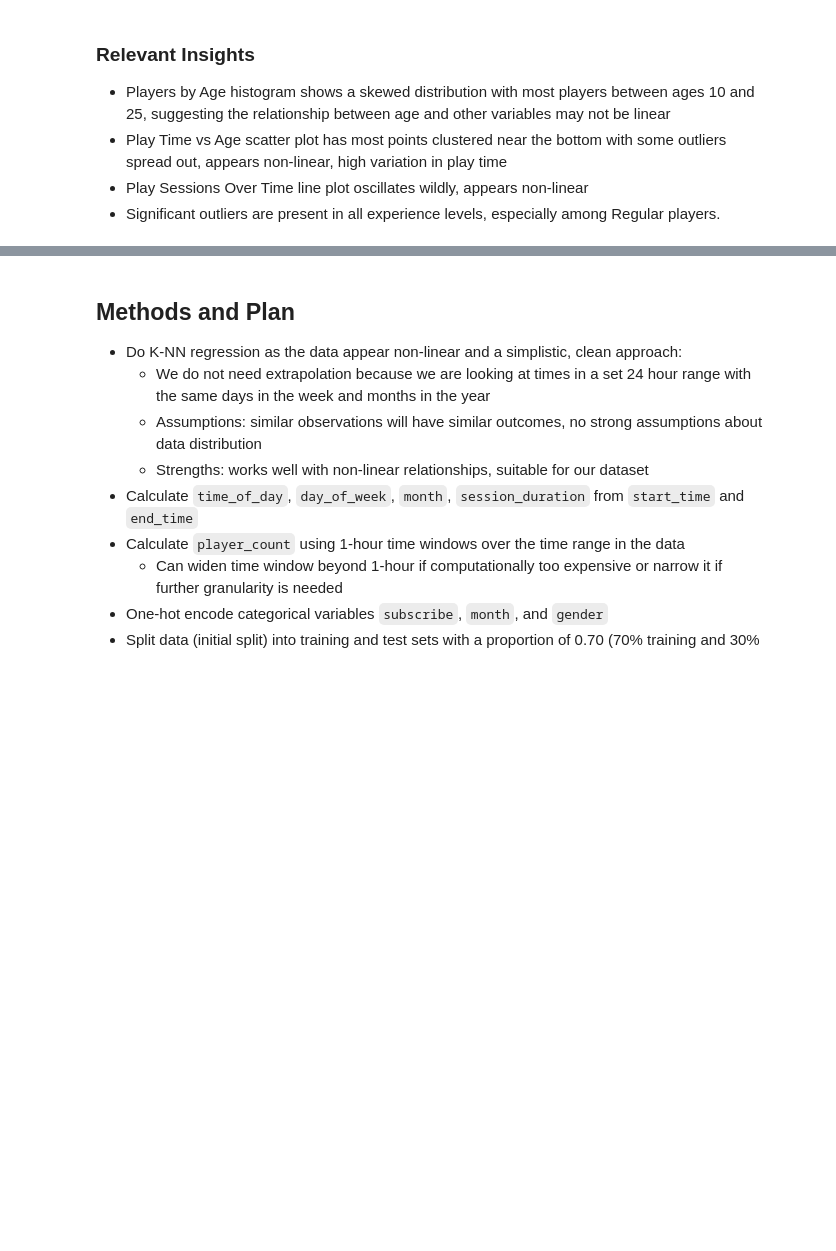
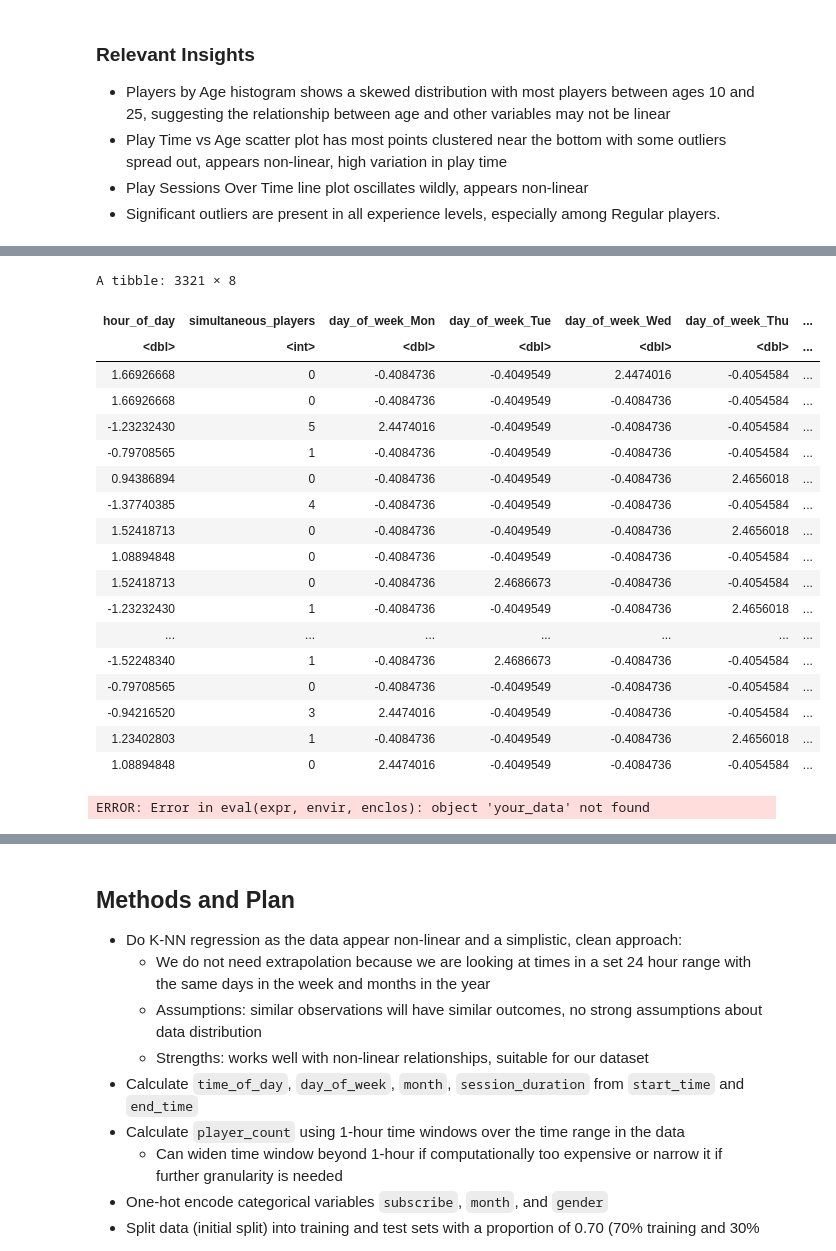
Before and after one commit to xhgchen/dsci-100-2024w1-group-008-17, a Jupyter notebook: project_final_report_008-17.ipynb, the cells around one changed output, grey strips where cells are left out. Cells and saved outputs as stored; diff of their text form; code cells hidden in the pictures; blank space fills up the shorter version.

```diff
--- a/project_final_report_008-17.ipynb
+++ b/project_final_report_008-17.ipynb
@@ -404,0 +416,47 @@ A tibble: 6 × 28
+# %%
+library(tidymodels)
+
+
+# Recipe with one-hot encoding for day_of_week
+recipe <- recipe(simultaneous_players ~ hour_of_day + day_of_week, data = train_data) |>
+  step_dummy(all_nominal_predictors(), -all_outcomes()) |>
+  step_normalize(all_numeric_predictors())
+
+# Preview the recipe
+prep_recipe <- prep(recipe, training = train_data)
+bake(prep_recipe, new_data = NULL)
+
+library(tidymodels)
+
+# Define a recipe for one-hot encoding and normalization
+recipe <- recipe(simultaneous_players ~ hour_of_day + day_of_week, data = your_data) |>
+  step_dummy(all_nominal_predictors(), -all_outcomes()) |>  # One-hot encode categorical predictors
+  step_normalize(all_numeric_predictors())                 # Normalize numeric predictors
+
+# Prep and bake the recipe to inspect the transformed data
+prep_recipe <- prep(recipe, training = your_data)
+encoded_data <- bake(prep_recipe, new_data = NULL)
+
+# View the transformed data
+head(encoded_data)
+# %% [output]
+A tibble: 3321 × 8
+| hour_of_day | simultaneous_players | day_of_week_Mon | day_of_week_Tue | day_of_week_Wed | day_of_week_Thu | ... |
+| <dbl> | <int> | <dbl> | <dbl> | <dbl> | <dbl> | ... |
+| 1.66926668 | 0 | -0.4084736 | -0.4049549 | 2.4474016 | -0.4054584 | ... |
+| 1.66926668 | 0 | -0.4084736 | -0.4049549 | -0.4084736 | -0.4054584 | ... |
+| -1.23232430 | 5 | 2.4474016 | -0.4049549 | -0.4084736 | -0.4054584 | ... |
+| -0.79708565 | 1 | -0.4084736 | -0.4049549 | -0.4084736 | -0.4054584 | ... |
+| 0.94386894 | 0 | -0.4084736 | -0.4049549 | -0.4084736 | 2.4656018 | ... |
+| -1.37740385 | 4 | -0.4084736 | -0.4049549 | -0.4084736 | -0.4054584 | ... |
+| 1.52418713 | 0 | -0.4084736 | -0.4049549 | -0.4084736 | 2.4656018 | ... |
+| 1.08894848 | 0 | -0.4084736 | -0.4049549 | -0.4084736 | -0.4054584 | ... |
+| 1.52418713 | 0 | -0.4084736 | 2.4686673 | -0.4084736 | -0.4054584 | ... |
+| -1.23232430 | 1 | -0.4084736 | -0.4049549 | -0.4084736 | 2.4656018 | ... |
+| ... | ... | ... | ... | ... | ... | ... |
+| -1.52248340 | 1 | -0.4084736 | 2.4686673 | -0.4084736 | -0.4054584 | ... |
+| -0.79708565 | 0 | -0.4084736 | -0.4049549 | -0.4084736 | -0.4054584 | ... |
+| -0.94216520 | 3 | 2.4474016 | -0.4049549 | -0.4084736 | -0.4054584 | ... |
+| 1.23402803 | 1 | -0.4084736 | -0.4049549 | -0.4084736 | 2.4656018 | ... |
+| 1.08894848 | 0 | 2.4474016 | -0.4049549 | -0.4084736 | -0.4054584 | ... |
+ERROR: Error in eval(expr, envir, enclos): object 'your_data' not found
```
Also changed, not shown: parts of 16 cells of this notebook.
